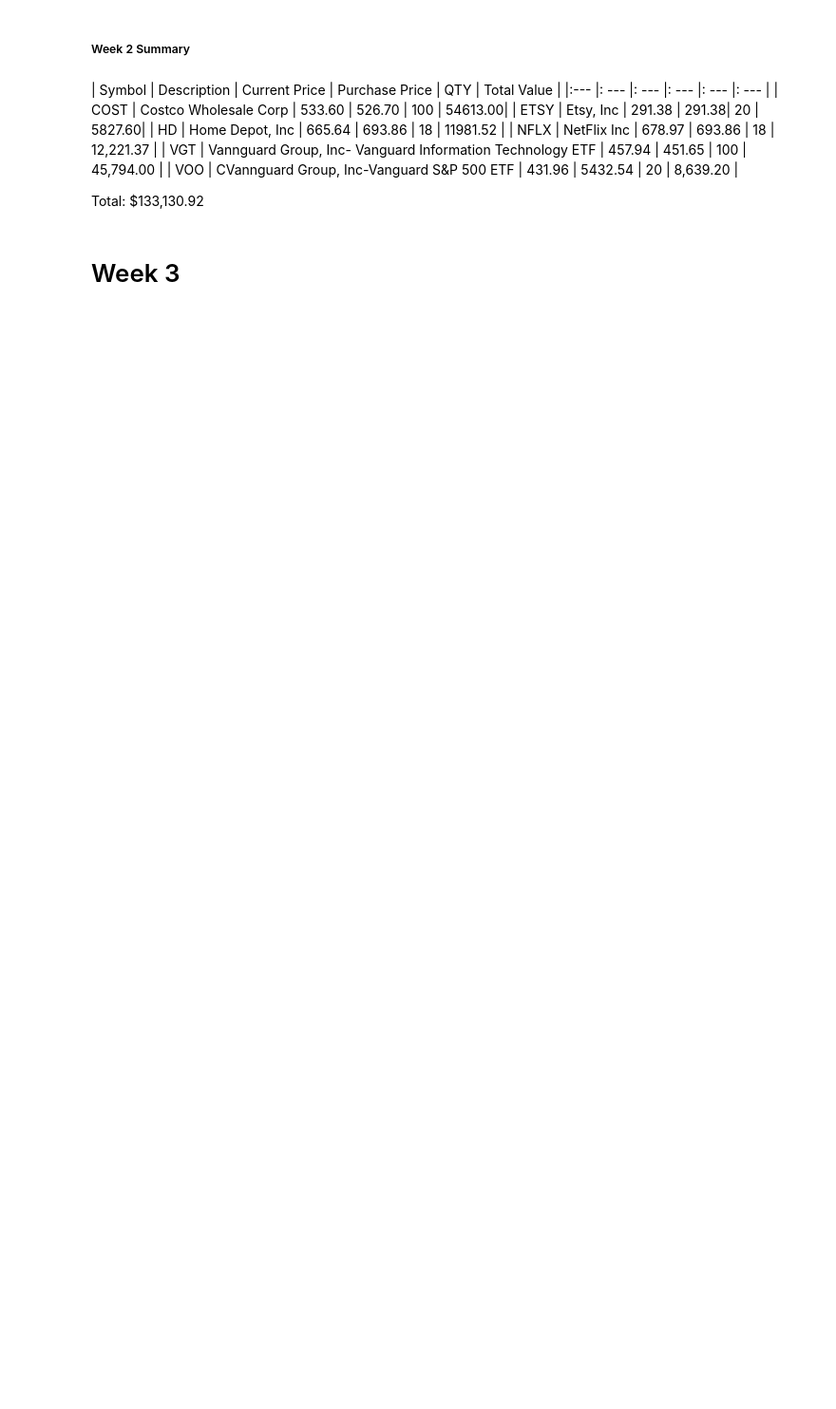
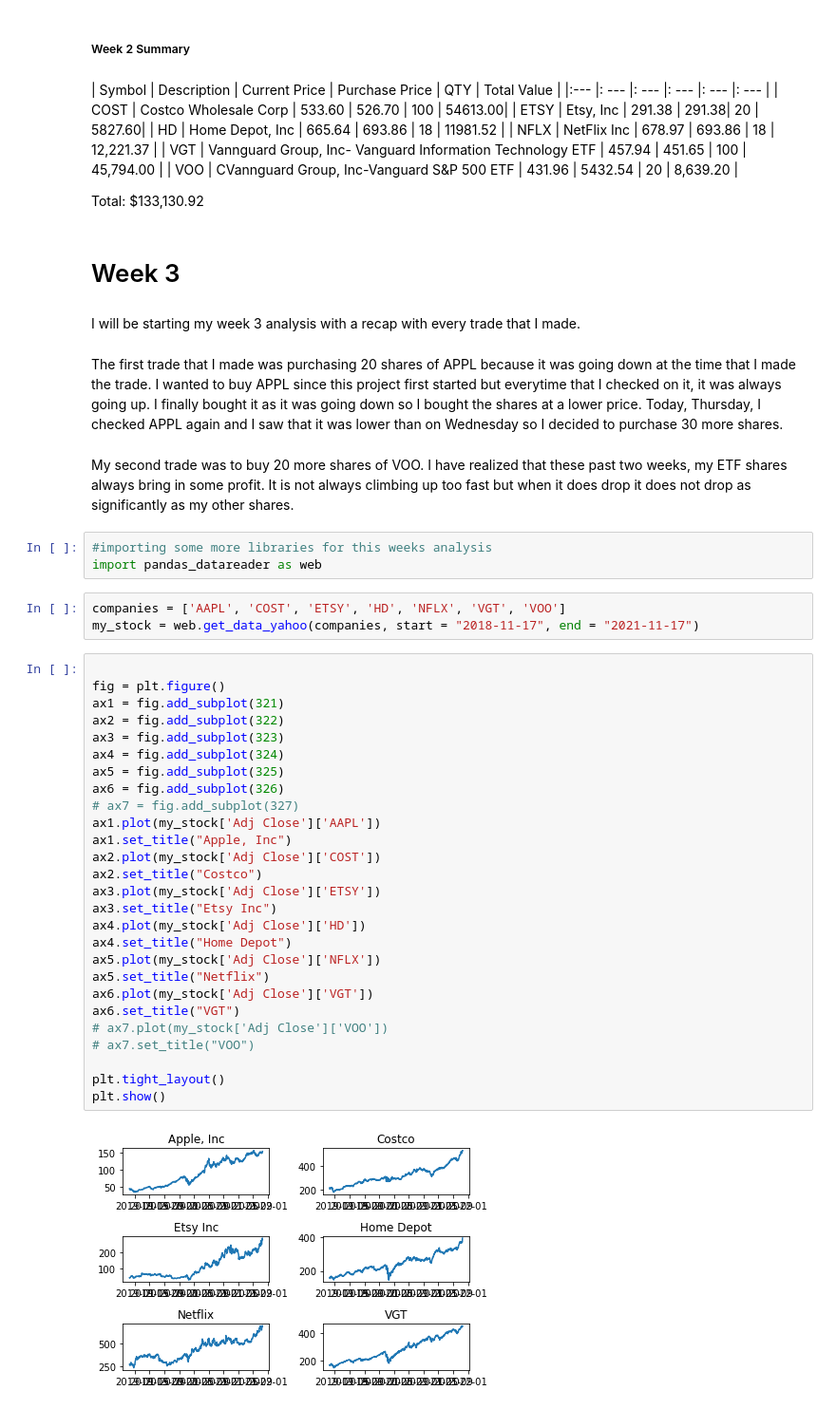
Before and after one commit to AnaEstrada1996/Project4, a Jupyter notebook: Investopedia_project4.ipynb, the cells around one changed output. Shown at 95% size. Saved outputs shown, nothing was run; the diff lists cells and outputs as text; blank space fills up the shorter version.

Commit message:
Finished with week 3 stock analysis

```diff
--- a/Investopedia_project4.ipynb
+++ b/Investopedia_project4.ipynb
@@ -689,3 +689,44 @@ df_etsy
 Total: $133,130.92
 # %% [markdown]
 # Week 3
+# %% [markdown]
+I will be starting my week 3 analysis with a recap with every trade that I made.
+# %% [markdown]
+The first trade that I made was purchasing 20 shares of APPL because it was going down at the time that I made the trade. I wanted to buy APPL since this project first started but everytime that I checked on it, it was always going up. I finally bought it as it was going down so I bought the shares at a lower price. Today, Thursday, I checked APPL again and I saw that it was lower than on Wednesday so I decided to purchase 30 more shares.
+# %% [markdown]
+My second trade was to buy 20 more shares of VOO. I have realized that these past two weeks, my ETF shares always bring in some profit. It is not always climbing up too fast but when it does drop it does not drop as significantly as my other shares.
+# %%
+#importing some more libraries for this weeks analysis
+import pandas_datareader as web
+# %%
+companies = ['AAPL', 'COST', 'ETSY', 'HD', 'NFLX', 'VGT', 'VOO']
+my_stock = web.get_data_yahoo(companies, start = "2018-11-17", end = "2021-11-17")
+# %%
+
+fig = plt.figure()
+ax1 = fig.add_subplot(321)
+ax2 = fig.add_subplot(322)
+ax3 = fig.add_subplot(323)
+ax4 = fig.add_subplot(324)
+ax5 = fig.add_subplot(325)
+ax6 = fig.add_subplot(326)
+# ax7 = fig.add_subplot(327)
+ax1.plot(my_stock['Adj Close']['AAPL'])
+ax1.set_title("Apple, Inc")
+ax2.plot(my_stock['Adj Close']['COST'])
+ax2.set_title("Costco")
+ax3.plot(my_stock['Adj Close']['ETSY'])
+ax3.set_title("Etsy Inc")
+ax4.plot(my_stock['Adj Close']['HD'])
+ax4.set_title("Home Depot")
+ax5.plot(my_stock['Adj Close']['NFLX'])
+ax5.set_title("Netflix")
+ax6.plot(my_stock['Adj Close']['VGT'])
+ax6.set_title("VGT")
+# ax7.plot(my_stock['Adj Close']['VOO'])
+# ax7.set_title("VOO")
+
+plt.tight_layout()
+plt.show()
+# %% [output]
+[figure, added]
```
Also changed, not shown: parts of 14 cells of this notebook.
